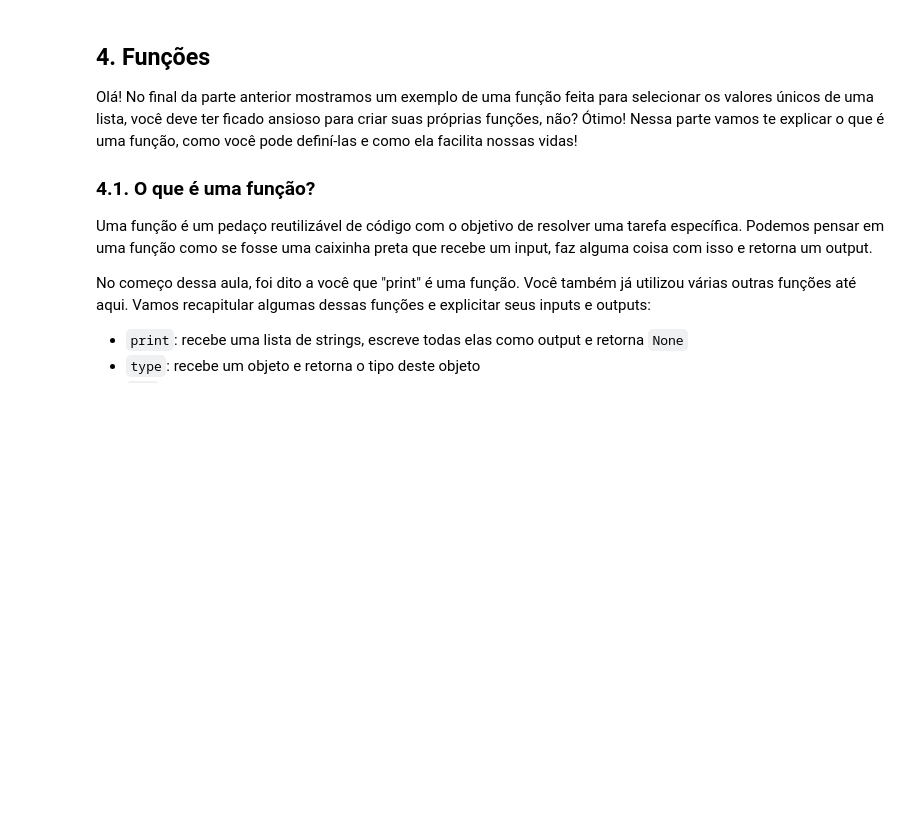
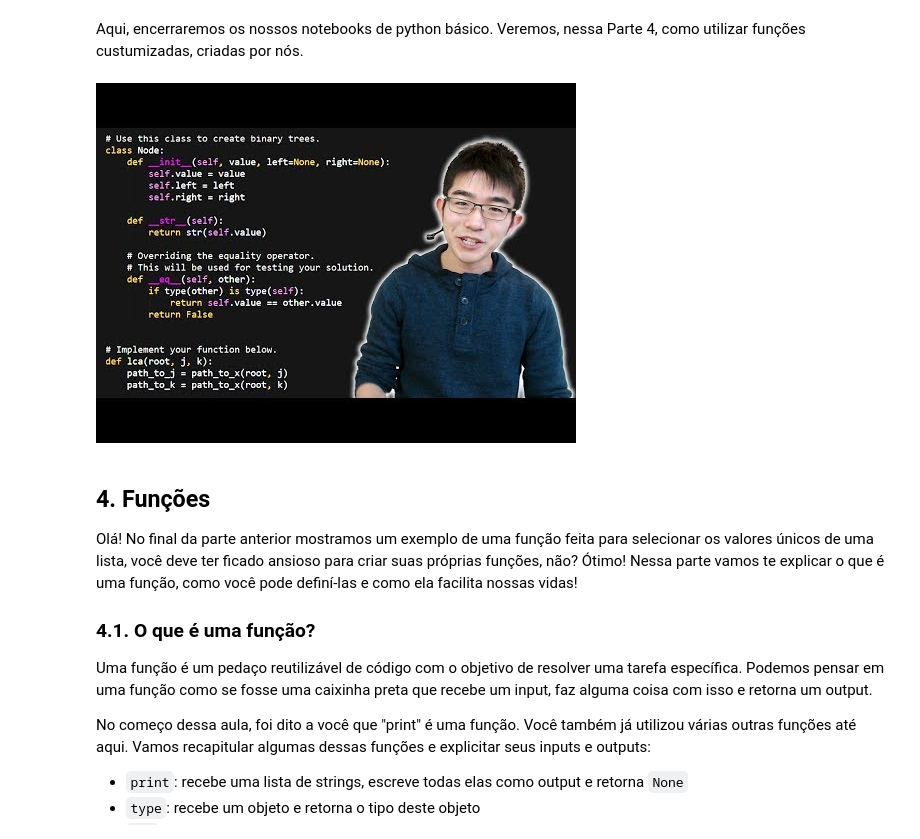
Before and after one commit to DCD-NSEE/introduction_to_data_science, a Jupyter notebook: Introducao_Python_Parte_4.ipynb, the cells around one changed output. Cells and saved outputs as stored; diff of their text form; code cells hidden in the pictures; blank space fills up the shorter version.

Commit message:
video ajuda

```diff
--- a/Introducao_Python_Parte_4.ipynb
+++ b/Introducao_Python_Parte_4.ipynb
@@ -13,6 +13,13 @@ ___
 ## Conteúdo
 1. [Funções (Parte 4)](#funpac)
 2. [Correção](#correcao)
+# %% [markdown]
+Aqui, encerraremos os nossos notebooks de python básico. Veremos, nessa Parte 4, como utilizar funções custumizadas, criadas por nós.
+# %%
+from IPython.display import YouTubeVideo
+YouTubeVideo('NSbOtYzIQI0', width=1200, height=675)
+# %% [output]
+[figure, added]
 # %% [markdown]
 <a name="funpac"></a>
 ## 4. Funções
```
